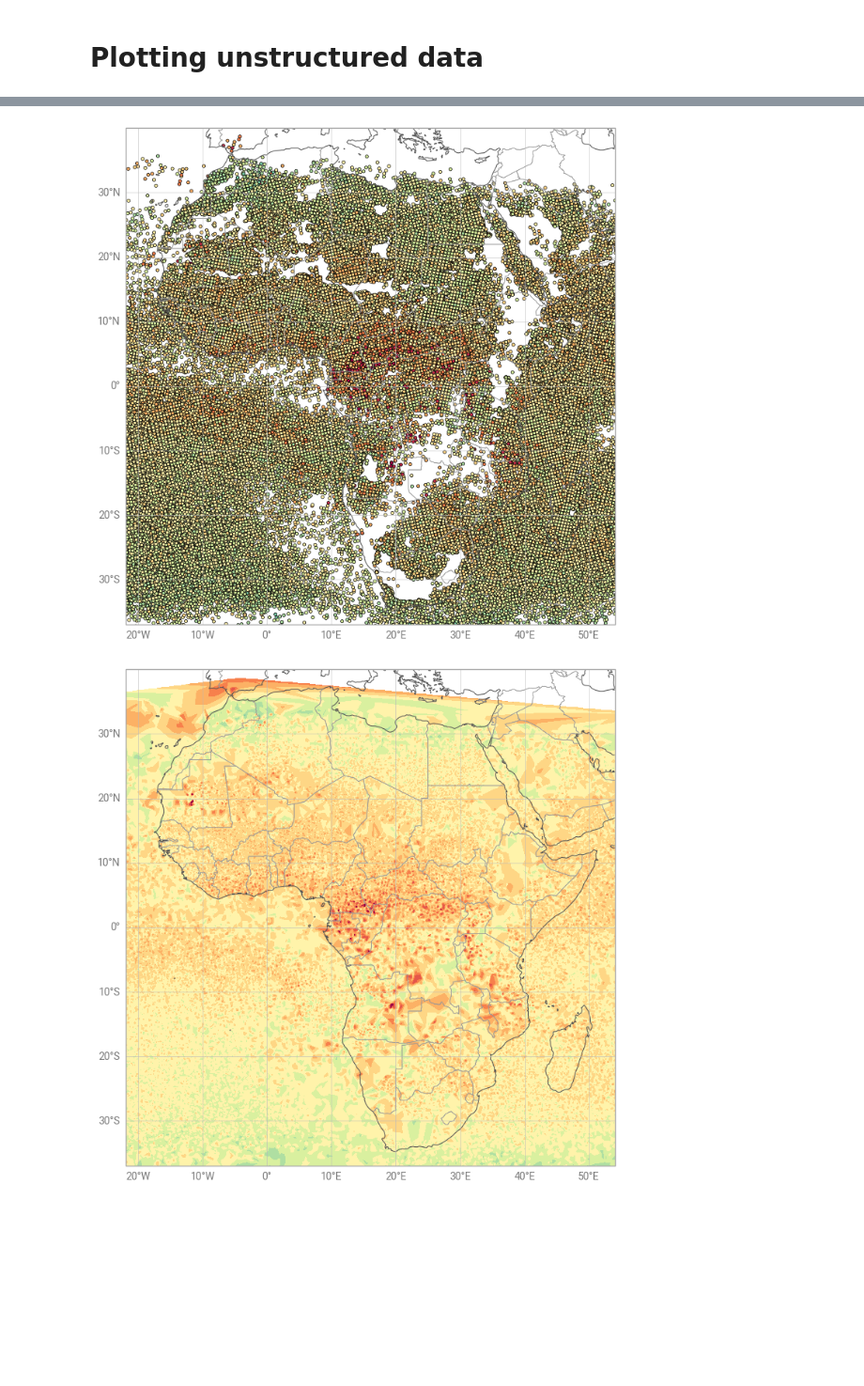
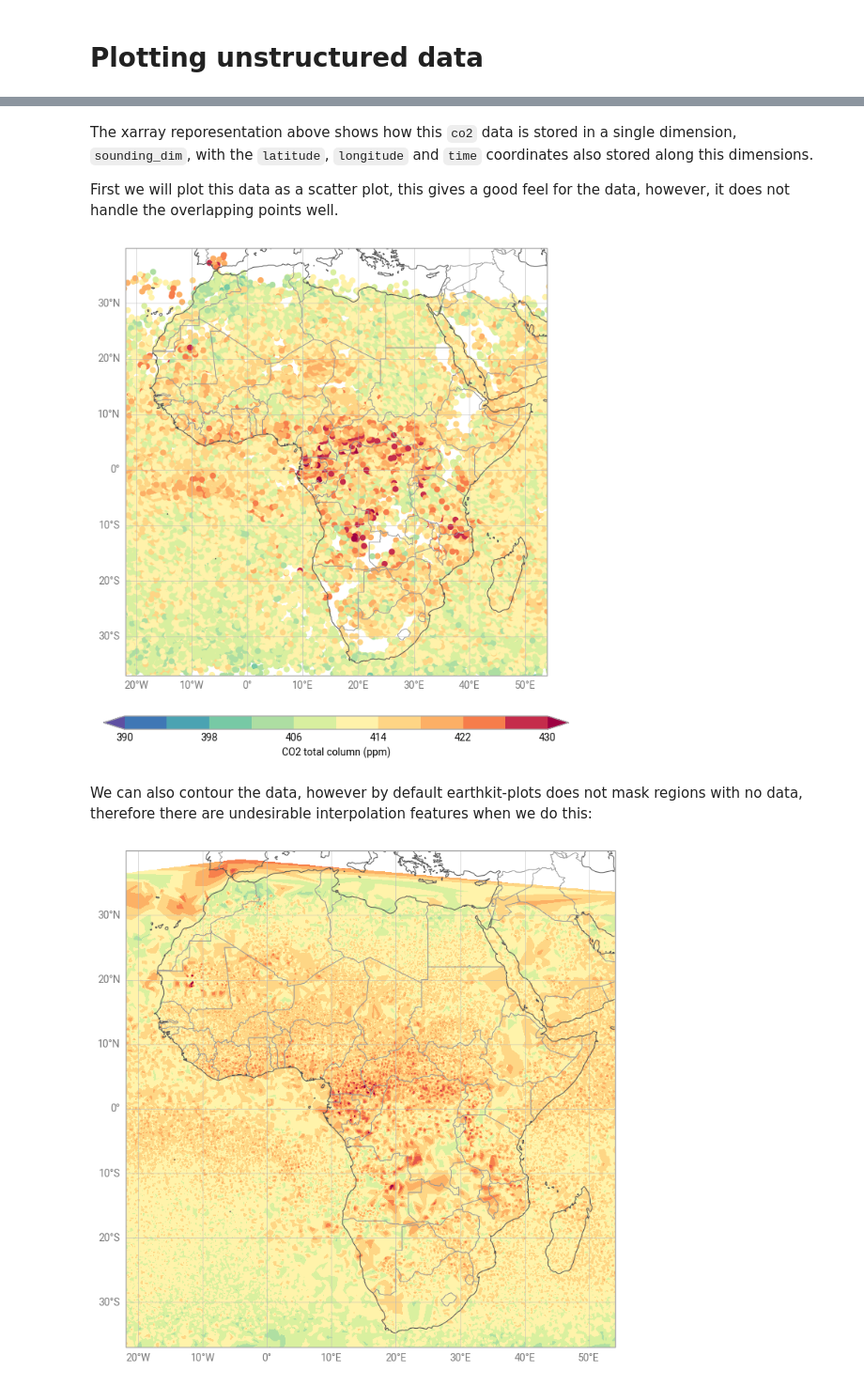
Before and after one commit to ecmwf/earthkit-plots, a Jupyter notebook: docs/examples/unstructured_data.ipynb, the cells around one changed output, grey strips where cells are left out. Shown at 94% size. Drawn from its saved outputs; the diff is of its cells as text; code cells hidden in the pictures; blank space fills up the shorter version.

Commit message:
unstructured data example

```diff
--- a/docs/examples/unstructured_data.ipynb
+++ b/docs/examples/unstructured_data.ipynb
@@ -5,3 +7,10 @@ In many cases the data being used is not structured enough to be described by a
 # %%
 import earthkit.data
 import earthkit.plots
+
+LEVELS = [i for i in range(390, 431, 4)]
+STYLE = earthkit.plots.styles.Style(
+    levels=LEVELS,
+    extend="both",
+    colors="Spectral_r",
+)
@@ -34,23 +105,29 @@ SCATTER_STYLE = earthkit.plots.styles.Style(
+# %% [markdown]
+The xarray reporesentation above shows how this `co2` data is stored in a single dimension, `sounding_dim`, with the `latitude`, `longitude` and `time` coordinates also stored along this dimensions.
+
+First we will plot this data as a scatter plot, this gives a good feel for the data, however, it does not handle the overlapping points well.
 # %%
 chart = earthkit.plots.Map(domain="Africa")
 
 chart.scatter(
     z = data_xr.co2.values,
     x = data_xr.longitude.values,
     y = data_xr.latitude.values,
-    style=SCATTER_STYLE
+    style=STYLE,
+    linewidths=0,
 )
 
 chart.coastlines()
 chart.borders()
 chart.gridlines()
 
-# # TODO: fix legend method for 1D data
-# chart.legend()
+chart.legend(label="CO2 total column (ppm)")
 
 chart.show()
 # %% [output]
-[figure, old version]
+[figure, new version]
+# %% [markdown]
+We can also contour the data, however by default earthkit-plots does not mask regions with no data, therefore there are undesirable interpolation features when we do this:
 # %%
 chart = earthkit.plots.Map(domain="Africa")
 
```
Also changed, not shown: parts of 7 cells of this notebook.
